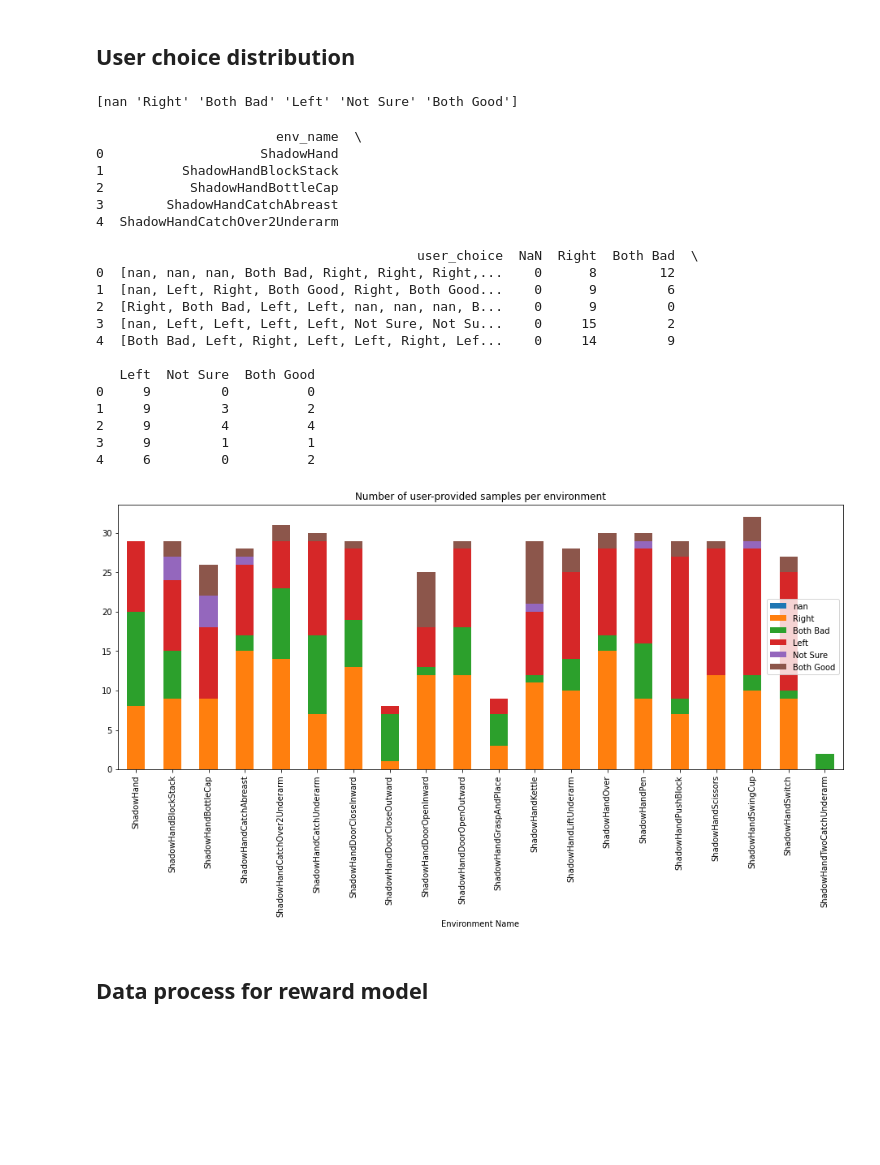
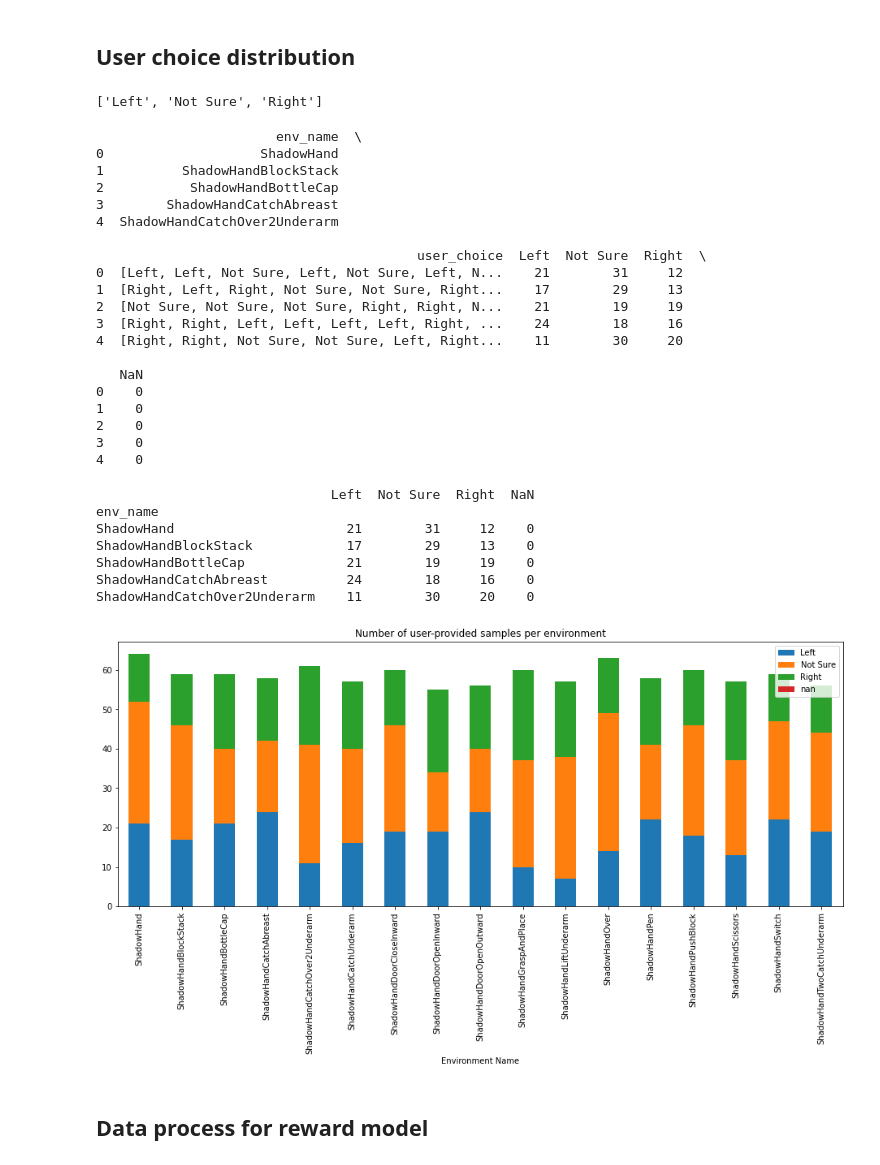
Before and after one commit to quantumiracle/RoboTinder, a Jupyter notebook: flag_data_analyse.ipynb, the cells around one changed output. Drawn from its saved outputs; the diff is of its cells as text; code cells hidden in the pictures; blank space fills up the shorter version.

```diff
--- a/flag_data_analyse.ipynb
+++ b/flag_data_analyse.ipynb
@@ -1,7 +1,7 @@
 # %%
 import pandas as pd
 
-df = pd.read_csv('crowdsourced-robotinder-demo/flag_data1.csv')
+df = pd.read_csv('crowdsourced-robotinder-demo/flag_data2.csv')
 df.columns = ['env_name', 'user_choice', 'left_video', 'right_video', 'time']
 print(df.head(5))
 print(f'total number of samples: {len(df.index)}')
@@ -28,3 +28,5 @@ all_envs = df.env_name.unique()
 for env in all_envs:
     # print(env, df.loc[df['env_name']==env])
     pass
+all_envs.sort()
+print(all_envs)
@@ -60,9 +72,10 @@ count_group_df.iloc[:, 0:1].plot.bar(figsize=(16,6), stacked=True, xlabel='Envir
 ## User choice distribution
 # %%
 all_choices = df.user_choice.unique()
+all_choices = [x for x in all_choices if str(x) != 'nan']
 print(all_choices)
 # %% [output]
-[nan 'Right' 'Both Bad' 'Left' 'Not Sure' 'Both Good']
+['Left', 'Not Sure', 'Right']
 # %%
 choice_df = df.groupby('env_name')['user_choice'].apply(list).reset_index(name='user_choice')
 
@@ -85,26 +98,33 @@ print(choice_df.head(5))
 3        ShadowHandCatchAbreast
 4  ShadowHandCatchOver2Underarm
 
-                                         user_choice  NaN  Right  Both Bad  \
-0  [nan, nan, nan, Both Bad, Right, Right, Right,...    0      8        12
-1  [nan, Left, Right, Both Good, Right, Both Good...    0      9         6
-2  [Right, Both Bad, Left, Left, nan, nan, nan, B...    0      9         0
-3  [nan, Left, Left, Left, Left, Not Sure, Not Su...    0     15         2
-4  [Both Bad, Left, Right, Left, Left, Right, Lef...    0     14         9
+                                         user_choice  Left  Not Sure  Right  \
+0  [Left, Left, Not Sure, Left, Not Sure, Left, N...    21        31     12
+1  [Right, Left, Right, Not Sure, Not Sure, Right...    17        29     13
+2  [Not Sure, Not Sure, Not Sure, Right, Right, N...    21        19     19
+3  [Right, Right, Left, Left, Left, Left, Right, ...    24        18     16
+4  [Right, Right, Not Sure, Not Sure, Left, Right...    11        30     20
 
-   Left  Not Sure  Both Good
-0     9         0          0
-1     9         3          2
-2     9         4          4
-3     9         1          1
-4     6         0          2
+   NaN
+0    0
+1    0
+2    0
+3    0
+4    0
 # %%
 choice_df_plot = choice_df.drop('user_choice', axis=1).set_index('env_name')
-choice_df_plot.head(5)
+print(choice_df_plot.head(5))
 fig = choice_df_plot.plot.bar(figsize=(16,6), stacked=True, xlabel='Environment Name', title='Number of user-provided samples per environment').get_figure()
 fig.savefig('choice_distribution.png', facecolor='white', bbox_inches='tight', dpi=600)
 # %% [output]
+                              Left  Not Sure  Right  NaN
+env_name
+ShadowHand                      21        31     12    0
+ShadowHandBlockStack            17        29     13    0
+ShadowHandBottleCap             21        19     19    0
+ShadowHandCatchAbreast          24        18     16    0
+ShadowHandCatchOver2Underarm    11        30     20    0
-[figure, old version]
+[figure, new version]
 # %% [markdown]
 ## Data process for reward model
 # %%
```
Also changed, not shown: parts of 4 cells of this notebook, 9 other files.
